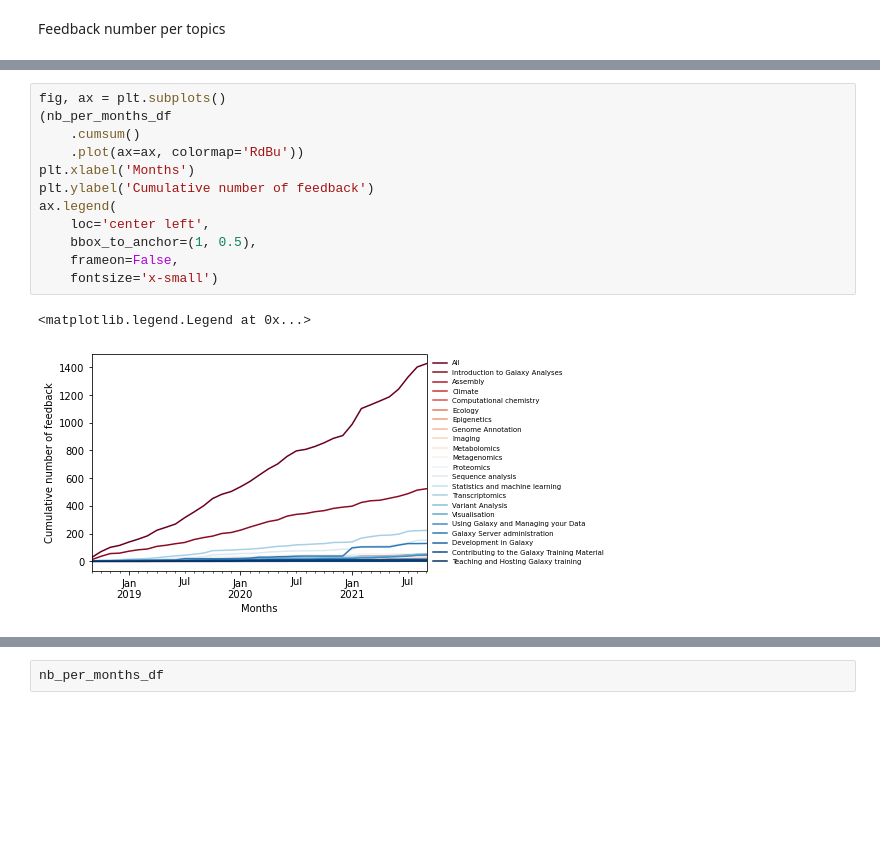
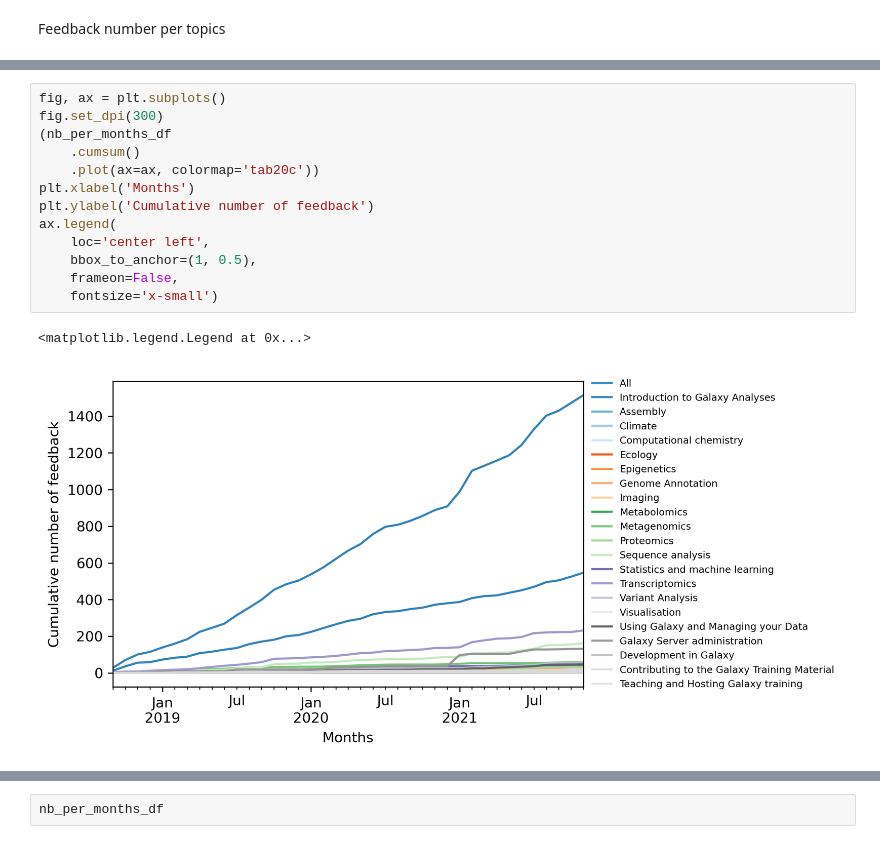
Before and after one commit to galaxyproject/GTN-community-paper-2020, a Jupyter notebook: src/analyze_feedback.ipynb, the cells around one changed output, grey strips where cells are left out. Cells and saved outputs as stored; diff of their text form; blank space fills up the shorter version.

```diff
--- a/src/analyze_feedback.ipynb
+++ b/src/analyze_feedback.ipynb
@@ -259,17 +261,18 @@ ax.legend(
 # %%
 fig, ax = plt.subplots()
+fig.set_dpi(300)
 (nb_per_months_df
     .cumsum()
-    .plot(ax=ax, colormap='RdBu'))
+    .plot(ax=ax, colormap='tab20c'))
 plt.xlabel('Months')
 plt.ylabel('Cumulative number of feedback')
 ax.legend(
     loc='center left',
     bbox_to_anchor=(1, 0.5),
     frameon=False,
     fontsize='x-small')
 # %% [output]
 <matplotlib.legend.Legend at 0x...>
-[figure, old version]
+[figure, new version]
 # %%
 fig, ax = plt.subplots()
```
Also changed, not shown: parts of 10 cells of this notebook, 13 other files.
